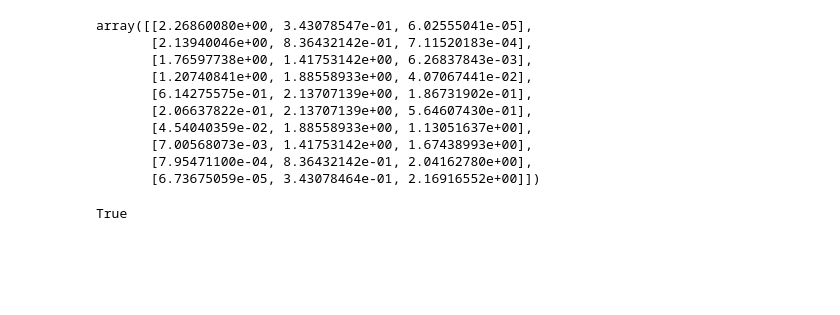
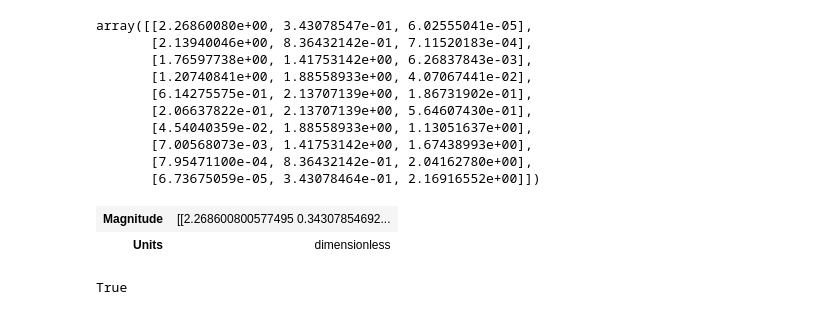
Before and after one commit to neuralsignal/dreye, a Jupyter notebook: tutorials/intro_estimators.ipynb, the cells around one changed output. Cells and saved outputs as stored; diff of their text form; code cells hidden in the pictures; blank space fills up the shorter version.

```diff
--- a/tutorials/intro_estimators.ipynb
+++ b/tutorials/intro_estimators.ipynb
@@ -171,6 +179,16 @@ array([[2.26860080e+00, 3.43078547e-01, 6.02555041e-05],
        [7.00568073e-03, 1.41753142e+00, 1.67438993e+00],
        [7.95471100e-04, 8.36432142e-01, 2.04162780e+00],
        [6.73675059e-05, 3.43078464e-01, 2.16916552e+00]])
+# %%
+f = pr_model.excitation(
+    gaussians,
+    background=background,
+    return_units=True
+)
+f
+# %% [output]
+| Magnitude | [[2.268600800577495 0.34307854692... |
+| Units | dimensionless |
 # %%
 # photoreceptor excitation in this model is the log of the photon capture
 np.all(np.log(q.magnitude) == f)
```
Also changed, not shown: parts of 10 cells of this notebook, 14 other files.
